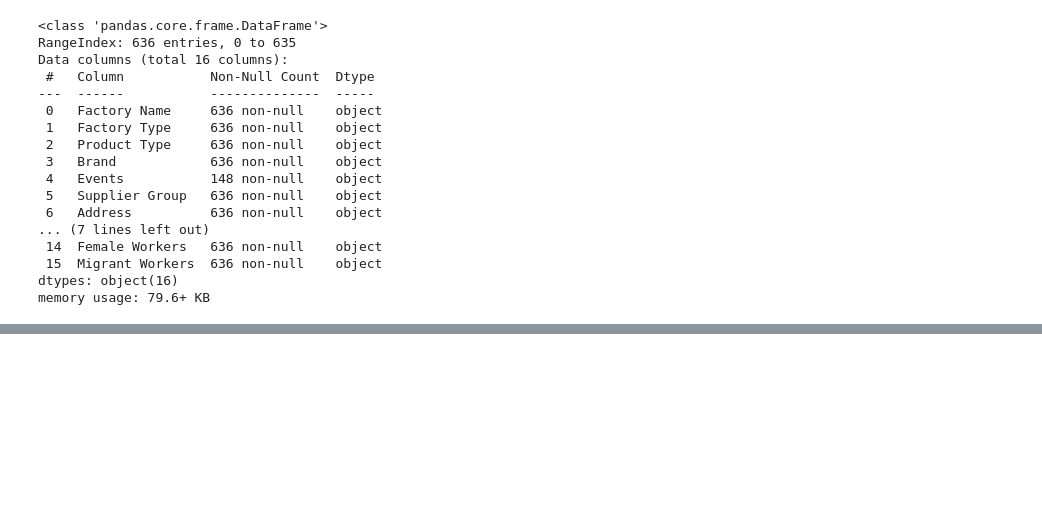
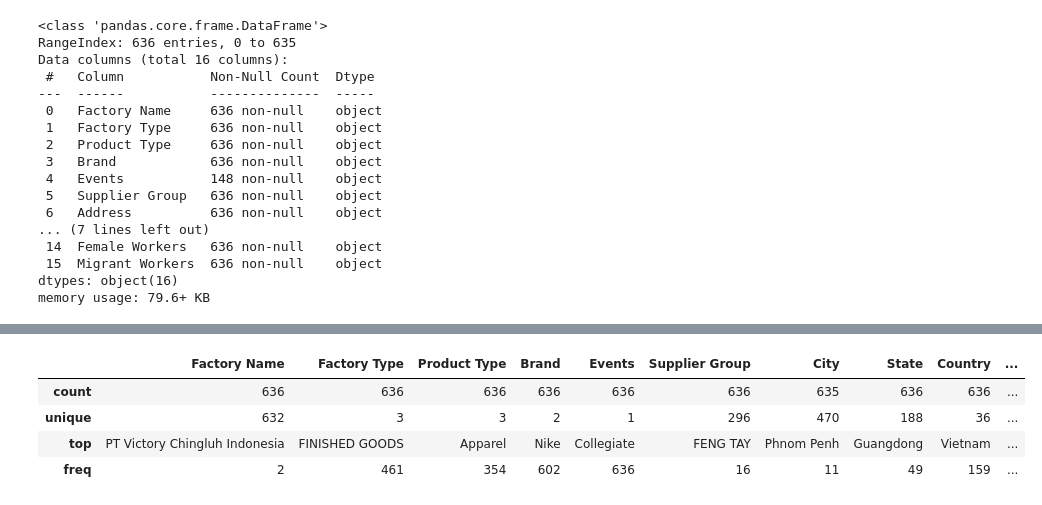
Before and after one commit to ousseeema/data-science, a Jupyter notebook: projet_python.ipynb, the cells around one changed output, grey strips where cells are left out. Saved outputs shown, nothing was run; the diff lists cells and outputs as text; code cells hidden in the pictures; blank space fills up the shorter version.

```diff
--- a/projet_python.ipynb
+++ b/projet_python.ipynb
@@ -86,0 +300,8 @@ data.head()
+# %%
+data.describe()
+# %% [output]
+|  | Factory Name | Factory Type | Product Type | Brand | Events | Supplier Group | City | State | Country | ... |
+| count | 636 | 636 | 636 | 636 | 636 | 636 | 635 | 636 | 636 | ... |
+| unique | 632 | 3 | 3 | 2 | 1 | 296 | 470 | 188 | 36 | ... |
+| top | PT Victory Chingluh Indonesia | FINISHED GOODS | Apparel | Nike | Collegiate | FENG TAY | Phnom Penh | Guangdong | Vietnam | ... |
+| freq | 2 | 461 | 354 | 602 | 636 | 16 | 11 | 49 | 159 | ... |
```
Also changed, not shown: parts of 12 cells of this notebook.
